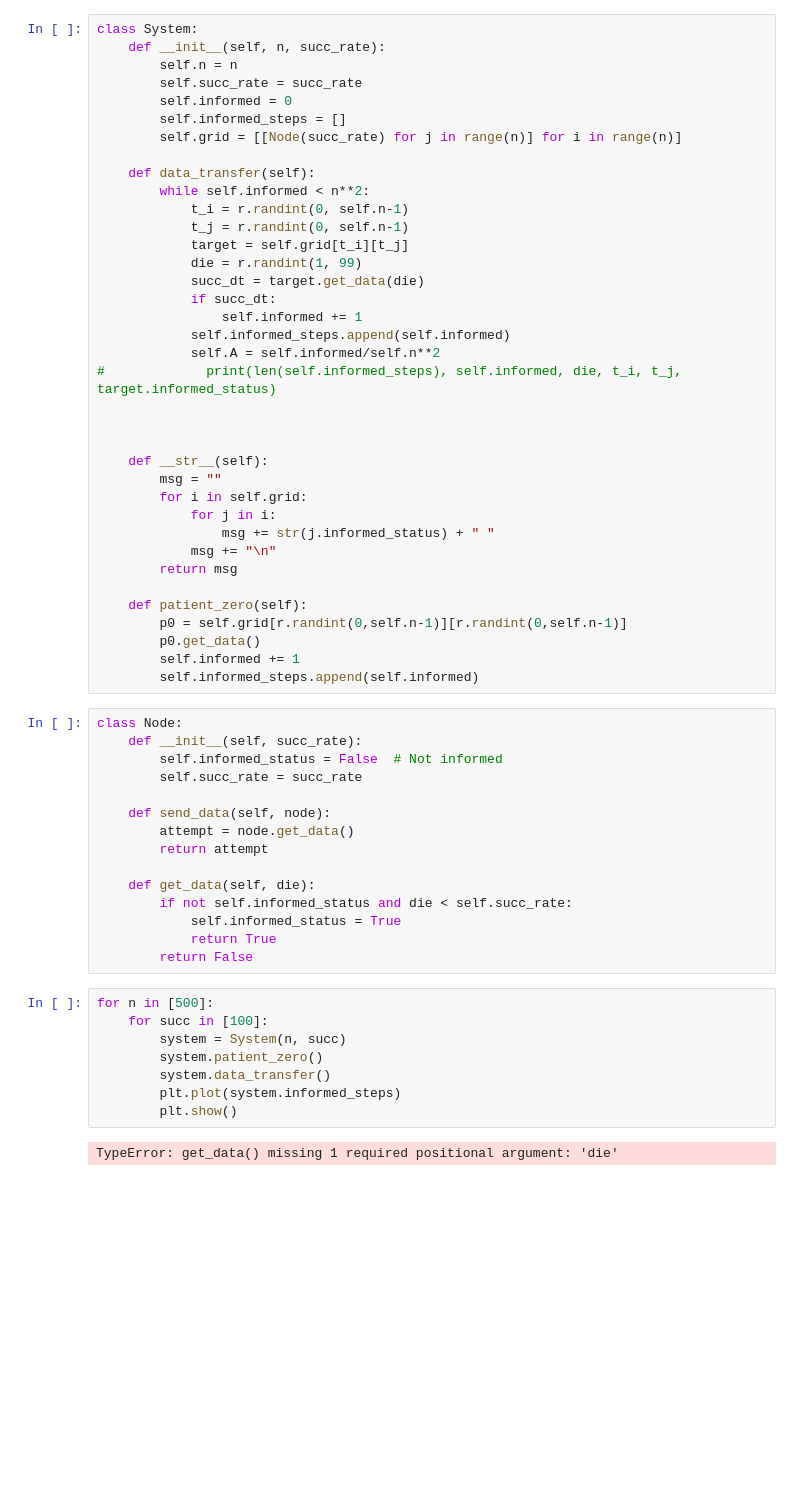
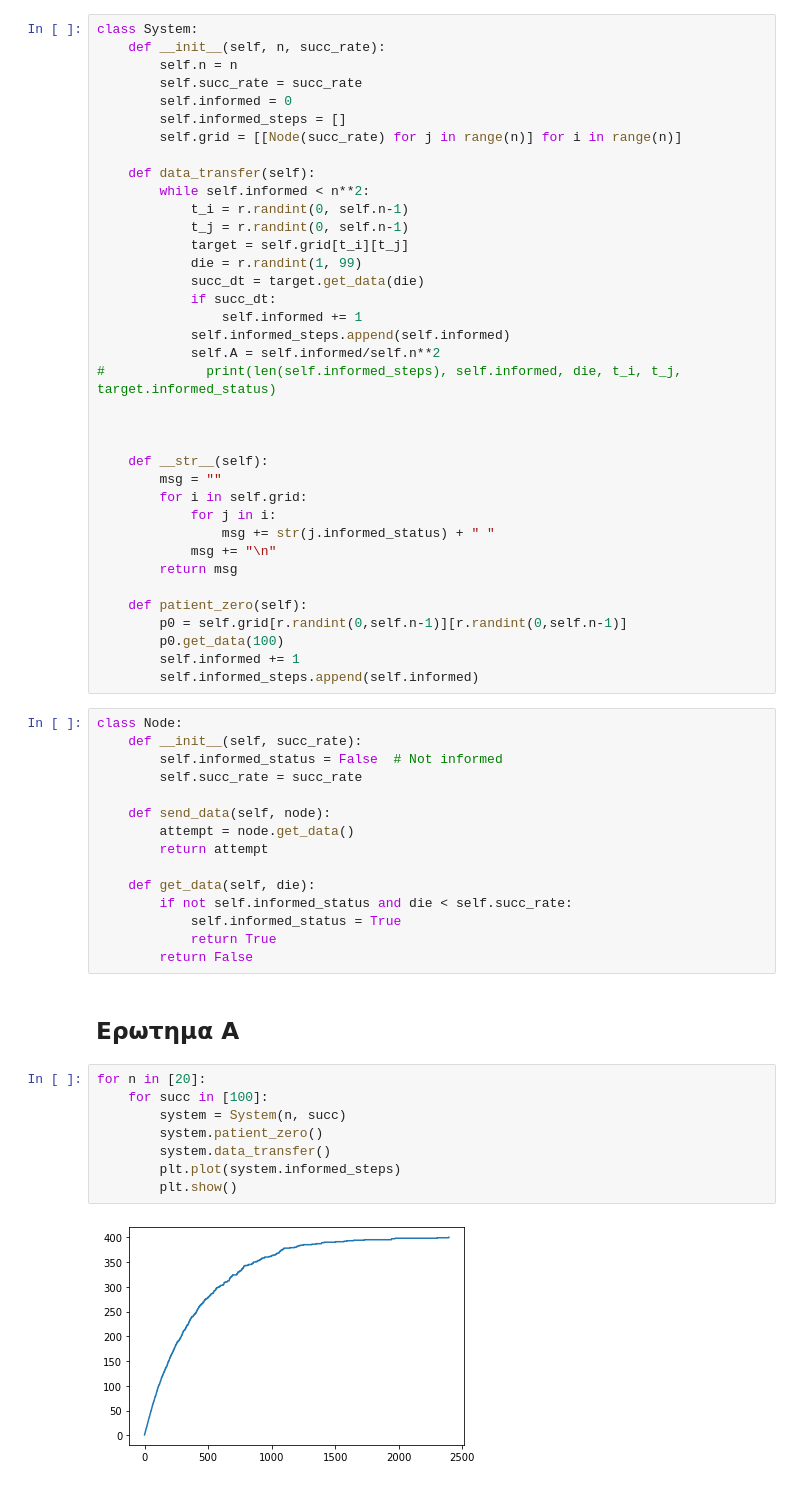
Before and after one commit to stovag/Simulations, a Jupyter notebook: Vangelis/Lab_05.ipynb, the cells around one changed output. Saved outputs shown, nothing was run; the diff lists cells and outputs as text; blank space fills up the shorter version.

```diff
--- a/Vangelis/Lab_05.ipynb
+++ b/Vangelis/Lab_05.ipynb
@@ -35,7 +35,7 @@ class System:
 
     def patient_zero(self):
         p0 = self.grid[r.randint(0,self.n-1)][r.randint(0,self.n-1)]
-        p0.get_data()
+        p0.get_data(100)
         self.informed += 1
         self.informed_steps.append(self.informed)
 # %%
@@ -53,13 +53,15 @@ class Node:
             self.informed_status = True
             return True
         return False
+# %% [markdown]
+<h2>Ερωτημα Α
 # %%
-for n in [500]:
+for n in [20]:
     for succ in [100]:
         system = System(n, succ)
         system.patient_zero()
         system.data_transfer()
         plt.plot(system.informed_steps)
         plt.show()
 # %% [output]
-TypeError: get_data() missing 1 required positional argument: 'die'
+[figure, added]
```
Also changed, not shown: parts of 2 cells of this notebook.
